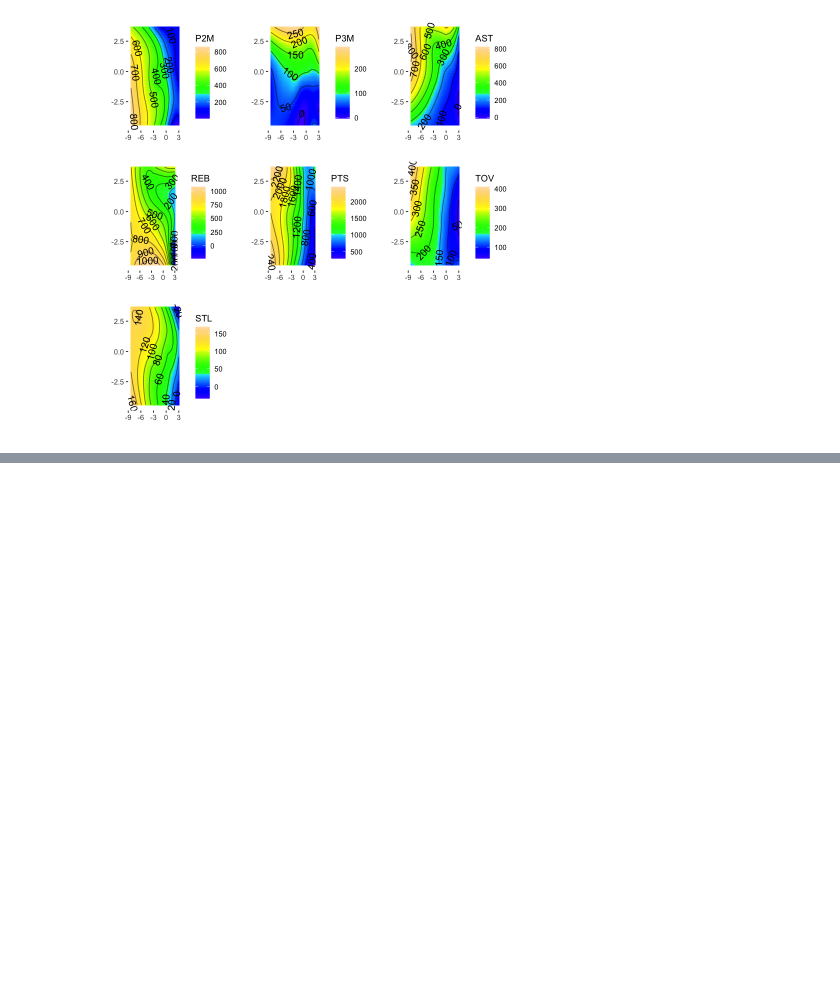
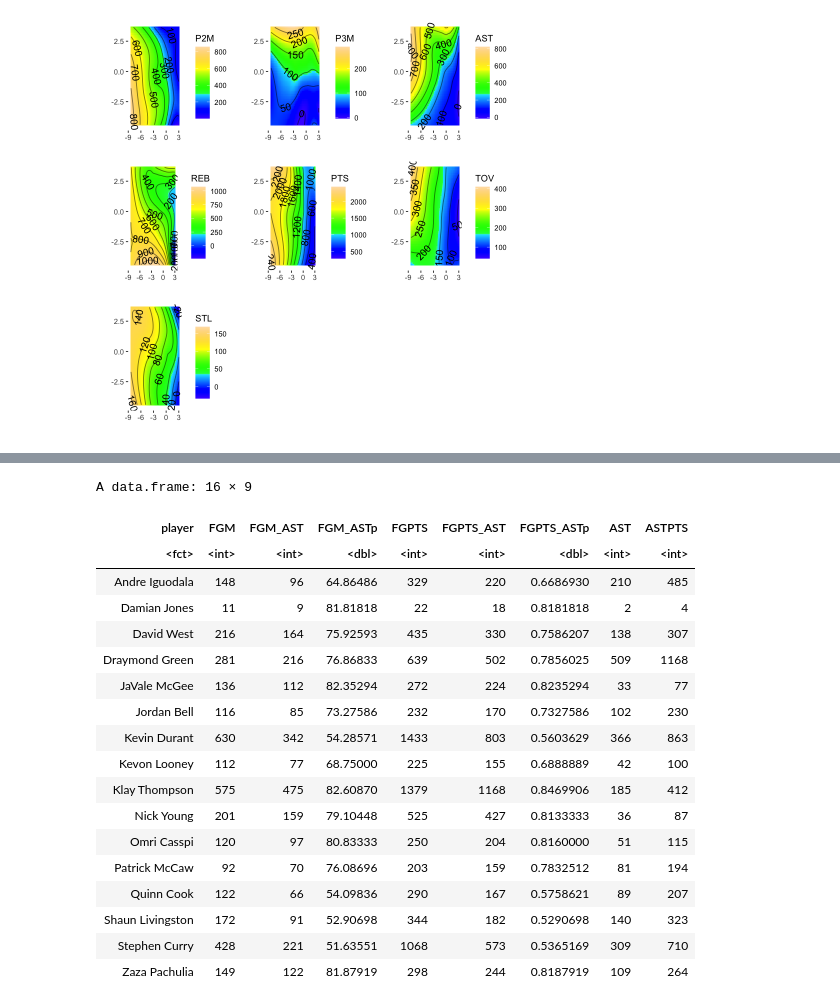
Before and after one commit to rajansawhney/basketball-data-science, a Jupyter notebook: notebooks/02-discovering-patterns-in-data.ipynb, the cells around one changed output, grey strips where cells are left out. Saved outputs shown, nothing was run; the diff lists cells and outputs as text; code cells hidden in the pictures; blank space fills up the shorter version.

```diff
--- a/notebooks/02-discovering-patterns-in-data.ipynb
+++ b/notebooks/02-discovering-patterns-in-data.ipynb
@@ -684,0 +759,22 @@ Warning message in regularize.values(x, y, ties, missing(ties), na.rm = na.rm):
+# %%
+netdata$nodeStats
+# %% [output]
+A data.frame: 16 × 9
+| player | FGM | FGM_AST | FGM_ASTp | FGPTS | FGPTS_AST | FGPTS_ASTp | AST | ASTPTS |
+| <fct> | <int> | <int> | <dbl> | <int> | <int> | <dbl> | <int> | <int> |
+| Andre Iguodala | 148 | 96 | 64.86486 | 329 | 220 | 0.6686930 | 210 | 485 |
+| Damian Jones | 11 | 9 | 81.81818 | 22 | 18 | 0.8181818 | 2 | 4 |
+| David West | 216 | 164 | 75.92593 | 435 | 330 | 0.7586207 | 138 | 307 |
+| Draymond Green | 281 | 216 | 76.86833 | 639 | 502 | 0.7856025 | 509 | 1168 |
+| JaVale McGee | 136 | 112 | 82.35294 | 272 | 224 | 0.8235294 | 33 | 77 |
+| Jordan Bell | 116 | 85 | 73.27586 | 232 | 170 | 0.7327586 | 102 | 230 |
+| Kevin Durant | 630 | 342 | 54.28571 | 1433 | 803 | 0.5603629 | 366 | 863 |
+| Kevon Looney | 112 | 77 | 68.75000 | 225 | 155 | 0.6888889 | 42 | 100 |
+| Klay Thompson | 575 | 475 | 82.60870 | 1379 | 1168 | 0.8469906 | 185 | 412 |
+| Nick Young | 201 | 159 | 79.10448 | 525 | 427 | 0.8133333 | 36 | 87 |
+| Omri Casspi | 120 | 97 | 80.83333 | 250 | 204 | 0.8160000 | 51 | 115 |
+| Patrick McCaw | 92 | 70 | 76.08696 | 203 | 159 | 0.7832512 | 81 | 194 |
+| Quinn Cook | 122 | 66 | 54.09836 | 290 | 167 | 0.5758621 | 89 | 207 |
+| Shaun Livingston | 172 | 91 | 52.90698 | 344 | 182 | 0.5290698 | 140 | 323 |
+| Stephen Curry | 428 | 221 | 51.63551 | 1068 | 573 | 0.5365169 | 309 | 710 |
+| Zaza Pachulia | 149 | 122 | 81.87919 | 298 | 244 | 0.8187919 | 109 | 264 |
```
Also changed, not shown: parts of 15 cells of this notebook.
